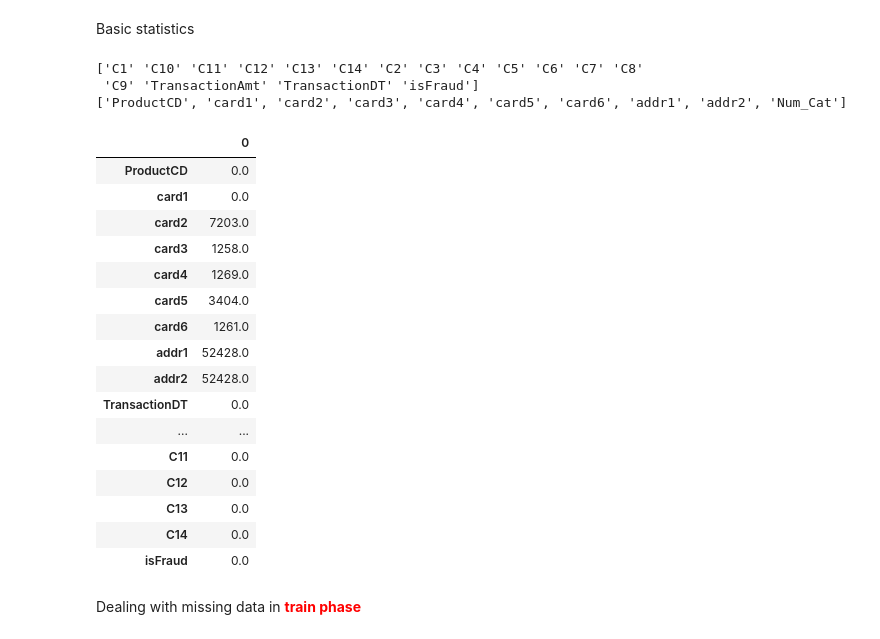
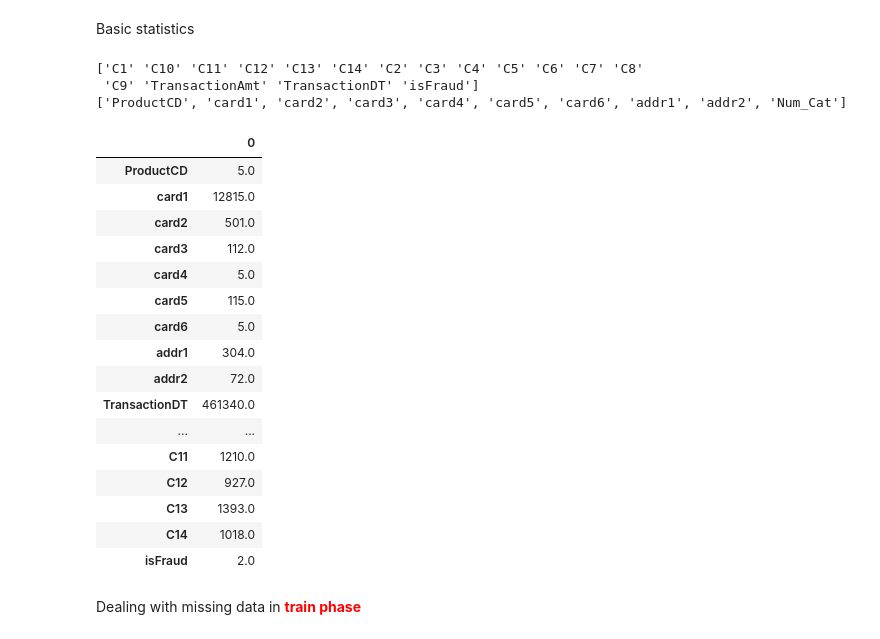
Before and after one commit to YinQingYuanQue/HM1_DT_CS529, a Jupyter notebook: HM1_IndMap.ipynb, the cells around one changed output. Drawn from its saved outputs; the diff is of its cells as text; code cells hidden in the pictures.

```diff
--- a/HM1_IndMap.ipynb
+++ b/HM1_IndMap.ipynb
@@ -43,48 +60,51 @@ Basic statistics
 # %%
 size = train.shape
 Columns = train.columns.values
 Columns = Columns[Columns != Index]
 Categoric_features = ['ProductCD','card1','card2','card3','card4','card5','card6','addr1','addr2']
 #Categoric_features = []
 Numeric_features = np.setdiff1d(Columns, Categoric_features)
 MissingData = pd.DataFrame(index = Columns)
+UniqueData = pd.DataFrame(index = Columns)
 for i in Columns:
   #fig, ax  = plt.subplots(figsize= (5,3))
   #plt.hist(train[i])
   # if i in Numeric_features:
   #       identify = 'Numeric'
   # else:
   #   identify = 'Categoric'
   # plt.title(f"{i:}, {identify}")
   # if i == 'isFraud':
   #       continue
   tmp_df = train[(train[i]=='NotFound') | (train[i].isna())] #test[(test[i]=='NotFound') | (test[i].isna())]
   MissingData.loc[i,0] = tmp_df.shape[0]
+  UniqueData.loc[i,0] = len(np.unique(train[i]))
 Categoric_features.append('Num_Cat')
 print (Numeric_features)
 print (Categoric_features)
 MissingData
+UniqueData
 # %% [output]
 ['C1' 'C10' 'C11' 'C12' 'C13' 'C14' 'C2' 'C3' 'C4' 'C5' 'C6' 'C7' 'C8'
  'C9' 'TransactionAmt' 'TransactionDT' 'isFraud']
 ['ProductCD', 'card1', 'card2', 'card3', 'card4', 'card5', 'card6', 'addr1', 'addr2', 'Num_Cat']
 |  | 0 |
-| ProductCD | 0.0 |
-| card1 | 0.0 |
-| card2 | 7203.0 |
-| card3 | 1258.0 |
-| card4 | 1269.0 |
-| card5 | 3404.0 |
-| card6 | 1261.0 |
-| addr1 | 52428.0 |
-| addr2 | 52428.0 |
-| TransactionDT | 0.0 |
+| ProductCD | 5.0 |
+| card1 | 12815.0 |
+| card2 | 501.0 |
+| card3 | 112.0 |
+| card4 | 5.0 |
+| card5 | 115.0 |
+| card6 | 5.0 |
+| addr1 | 304.0 |
+| addr2 | 72.0 |
+| TransactionDT | 461340.0 |
 | ... | ... |
-| C11 | 0.0 |
-| C12 | 0.0 |
-| C13 | 0.0 |
-| C14 | 0.0 |
-| isFraud | 0.0 |
+| C11 | 1210.0 |
+| C12 | 927.0 |
+| C13 | 1393.0 |
+| C14 | 1018.0 |
+| isFraud | 2.0 |
 # %% [markdown]
 Dealing with missing data in <font color = 'red'> <b>train phase </font>
 # %%
```
Also changed, not shown: parts of 1 cell of this notebook, 3 other files.
